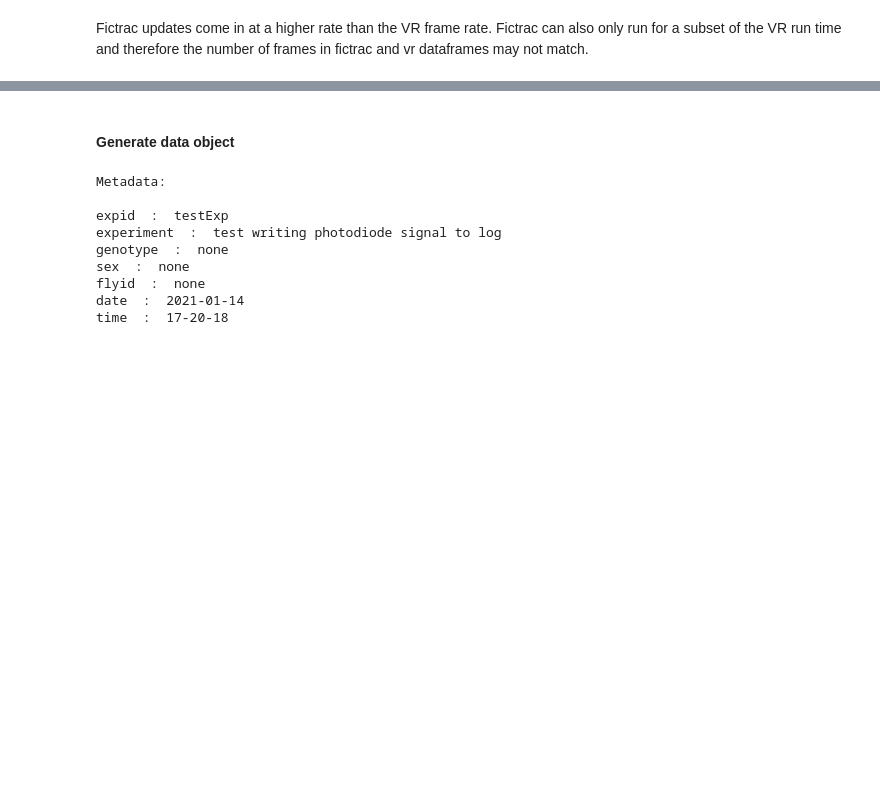
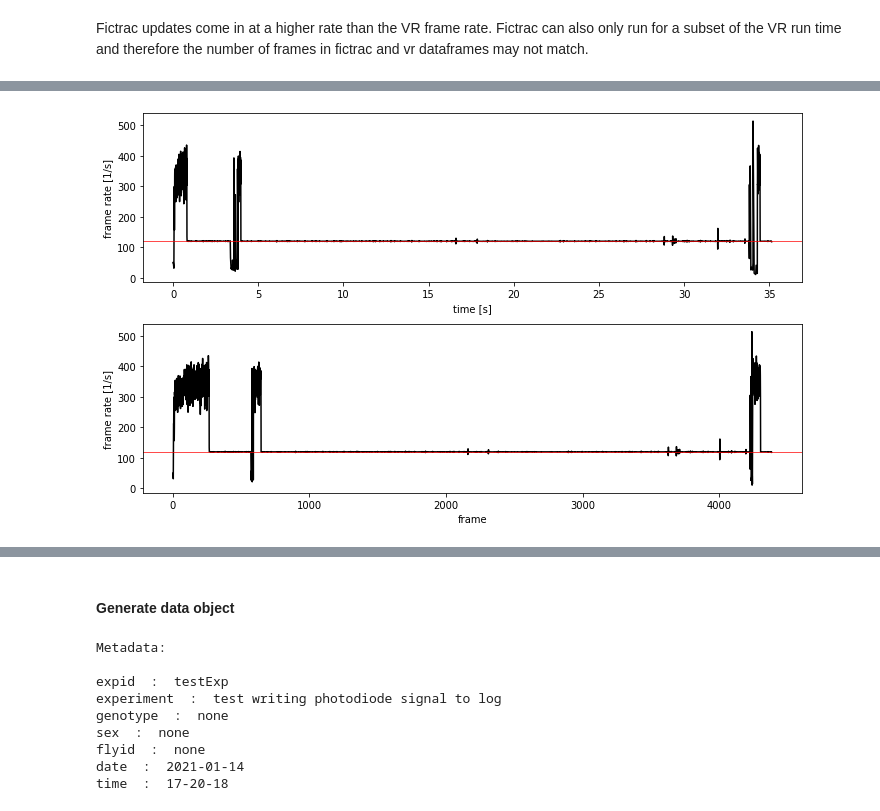
Before and after one commit to hjmh/unityvr, a Jupyter notebook: unityvr/scripts/parseUnityLog.ipynb, the cells around one changed output, grey strips where cells are left out. Cells and saved outputs as stored; diff of their text form; code cells hidden in the pictures; blank space fills up the shorter version.

```diff
--- a/unityvr/scripts/parseUnityLog.ipynb
+++ b/unityvr/scripts/parseUnityLog.ipynb
@@ -77,0 +91,2 @@ ftDf.head()
+# %%
+framesDf = tsDf[['frame','time','dt']].drop_duplicates().reset_index(level=0)[['frame','time','dt']]
@@ -87,0 +112,16 @@ ax.legend(['vr position update frames','fictrac update frames'])
+# %%
+fig, ax = plt.subplots(2,1, figsize=(10,6))
+ax[0].plot(framesDf.time, 1/framesDf.dt, 'k')
+ax[1].plot(framesDf.frame, 1/framesDf.dt, 'k')
+ax[0].set_xlabel('time [s]')
+ax[1].set_xlabel('frame');
+for i in range(2):
+    ax[i].axhline(120,0,1,color='r', linewidth=0.7)
+    ax[i].set_ylabel('frame rate [1/s]')
+fig.tight_layout()
+
+if not exists(sep.join([dirName,'plots'])):
+    makedirs(sep.join([dirName,'plots']))
+fig.savefig(sep.join([dirName,'plots','framerate_'+fileName.split('.')[0]+'.pdf']))
+# %% [output]
+[figure, added]
```
Also changed, not shown: parts of 22 cells of this notebook.
